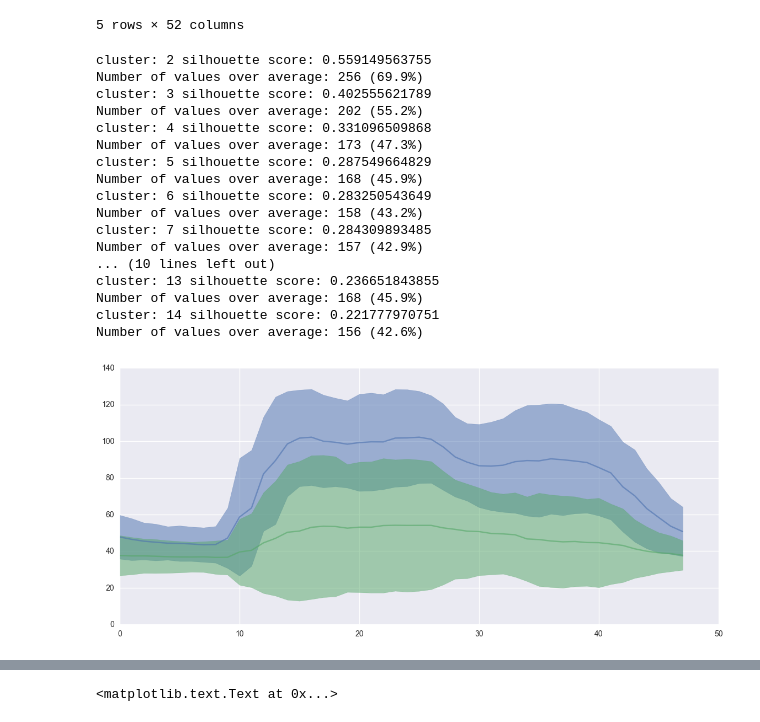
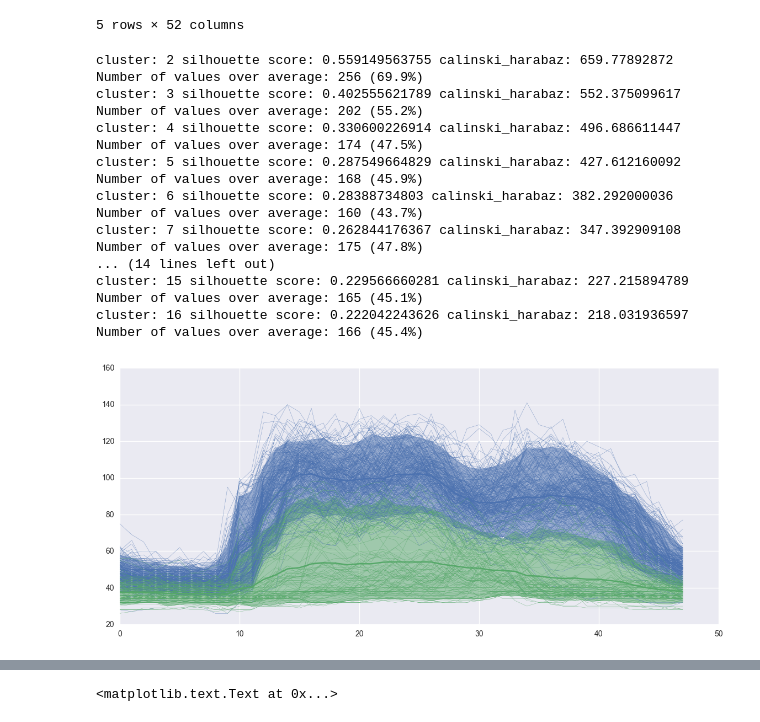
Before and after one commit to AlexandreLab/02---Warwick, a Jupyter notebook: Data-analysis.ipynb, the cells around one changed output, grey strips where cells are left out. Cells and saved outputs as stored; diff of their text form; code cells hidden in the pictures.

```diff
--- a/Data-analysis.ipynb
+++ b/Data-analysis.ipynb
@@ -191,24 +191,27 @@ df.head()
 5 rows × 52 columns
 # %%
 daybyHH = result.groupby(["Date", "HH"]).mean()
-daybyHH=daybyHH.unstack("HH")
+daybyHH=daybyHH.unstack("HH").reset_index()
+daybyHH["Date"]=pd.to_datetime(daybyHH["Date"], format="%Y-%m-%d")
+daybyHH.set_index("Date", inplace=True, drop=True)
 # %%
 from sklearn.cluster import KMeans
-from sklearn.metrics import silhouette_samples, silhouette_score
-
-weekHH_array = daybyHH["Electricity"].values
+from sklearn import metrics
 
 def cluster(values):
+    algorithm = "elkan"
     min_silhouette_avg = 0.
     cluster_centers=[]
     cluster_labels=[]
-    for n_clusters in range(2, 15, 1):
-        kmeans = KMeans(n_clusters=n_clusters, random_state=0).fit(values)
+    for n_clusters in range(2, 17, 1):
+        kmeans = KMeans(n_clusters=n_clusters, random_state=10, algorithm="elkan", n_init=30).fit(values)
         labels_temp= kmeans.labels_
-        silhouette_avg = silhouette_score(values, labels_temp)
-        print("cluster:", n_clusters , "silhouette score:" ,silhouette_avg)
-        silhouette_samples_values = silhouette_samples(values, labels_temp)
+        silhouette_avg = metrics.silhouette_score(values, labels_temp)
+
+        silhouette_samples_values = metrics.silhouette_samples(values, labels_temp)
+        calinski_harabaz_score= metrics.calinski_harabaz_score(values, labels_temp)
         nb_values_over = 0
+        print("cluster:", n_clusters , "silhouette score:" ,silhouette_avg, "calinski_harabaz:",calinski_harabaz_score )
         if min_silhouette_avg<silhouette_avg:
             min_silhouette_avg=silhouette_avg
             cluster_centers= kmeans.cluster_centers_
@@ -221,41 +224,41 @@ def cluster(values):
 
     return cluster_centers.shape[0], cluster_centers, cluster_labels
 # %%
-nb_clusters, cluster_centers, cluster_labels = cluster(weekHH_array)
+nb_clusters, cluster_centers, cluster_labels = cluster(daybyHH["Electricity"].values)
 daybyHH["Labels Kmeans"] = cluster_labels
 daybyHH.set_index("Labels Kmeans", append=True, inplace=True)
 df_to_plot= daybyHH.reorder_levels(["Labels Kmeans", "Date"], axis=0)
 df_to_plot=  df_to_plot["Electricity"].sort_index(axis=0).transpose()
 # %% [output]
-cluster: 2 silhouette score: 0.559149563755
+cluster: 2 silhouette score: 0.559149563755 calinski_harabaz: 659.77892872
 Number of values over average: 256 (69.9%)
-cluster: 3 silhouette score: 0.402555621789
+cluster: 3 silhouette score: 0.402555621789 calinski_harabaz: 552.375099617
 Number of values over average: 202 (55.2%)
-cluster: 4 silhouette score: 0.331096509868
-Number of values over average: 173 (47.3%)
-cluster: 5 silhouette score: 0.287549664829
+cluster: 4 silhouette score: 0.330600226914 calinski_harabaz: 496.686611447
+Number of values over average: 174 (47.5%)
+cluster: 5 silhouette score: 0.287549664829 calinski_harabaz: 427.612160092
 Number of values over average: 168 (45.9%)
-cluster: 6 silhouette score: 0.283250543649
-Number of values over average: 158 (43.2%)
-cluster: 7 silhouette score: 0.284309893485
-Number of values over average: 157 (42.9%)
-... (10 lines left out)
-cluster: 13 silhouette score: 0.236651843855
-Number of values over average: 168 (45.9%)
-cluster: 14 silhouette score: 0.221777970751
-Number of values over average: 156 (42.6%)
+cluster: 6 silhouette score: 0.28388734803 calinski_harabaz: 382.292000036
+Number of values over average: 160 (43.7%)
+cluster: 7 silhouette score: 0.262844176367 calinski_harabaz: 347.392909108
+Number of values over average: 175 (47.8%)
+... (14 lines left out)
+cluster: 15 silhouette score: 0.229566660281 calinski_harabaz: 227.215894789
+Number of values over average: 165 (45.1%)
+cluster: 16 silhouette score: 0.222042243626 calinski_harabaz: 218.031936597
+Number of values over average: 166 (45.4%)
 # %%
 fig, ax = plt.subplots(figsize=(14, 6))
 color=["blue", "green", "black"]
 x=[val for val in df_to_plot.index]
 for n_cluster in range(nb_clusters):
-    std=df_to_plot.loc[:, n_cluster].std(axis=1)
-    y1= cluster_centers[n_cluster]+2*std
-    y2= cluster_centers[n_cluster]-2*std
+    y1= df_to_plot.loc[:, n_cluster].quantile(0.05, axis=1).values
+    y2= df_to_plot.loc[:, n_cluster].quantile(0.95, axis=1).values
     ax.fill_between(x, y1, y2, color=sns.color_palette()[n_cluster], alpha=0.5)
-    plt.plot(x, cluster_centers[n_cluster], color=sns.color_palette()[n_cluster], alpha=0.6)
+    plt.plot(x, cluster_centers[n_cluster], color=sns.color_palette()[n_cluster], alpha=1)
+    plt.plot(x, df_to_plot.loc[:, n_cluster], color=sns.color_palette()[n_cluster], alpha=0.8, linewidth=0.3)
 # %% [output]
-[figure, old version]
+[figure, new version]
 # %%
 weekByHour = result.groupby(["Week", "DayOfWeek", "Hour"]).mean()
 weekByHour = weekByHour.unstack("Week")["Electricity"].reset_index()
```
Also changed, not shown: parts of 9 cells of this notebook, 1 other file.
